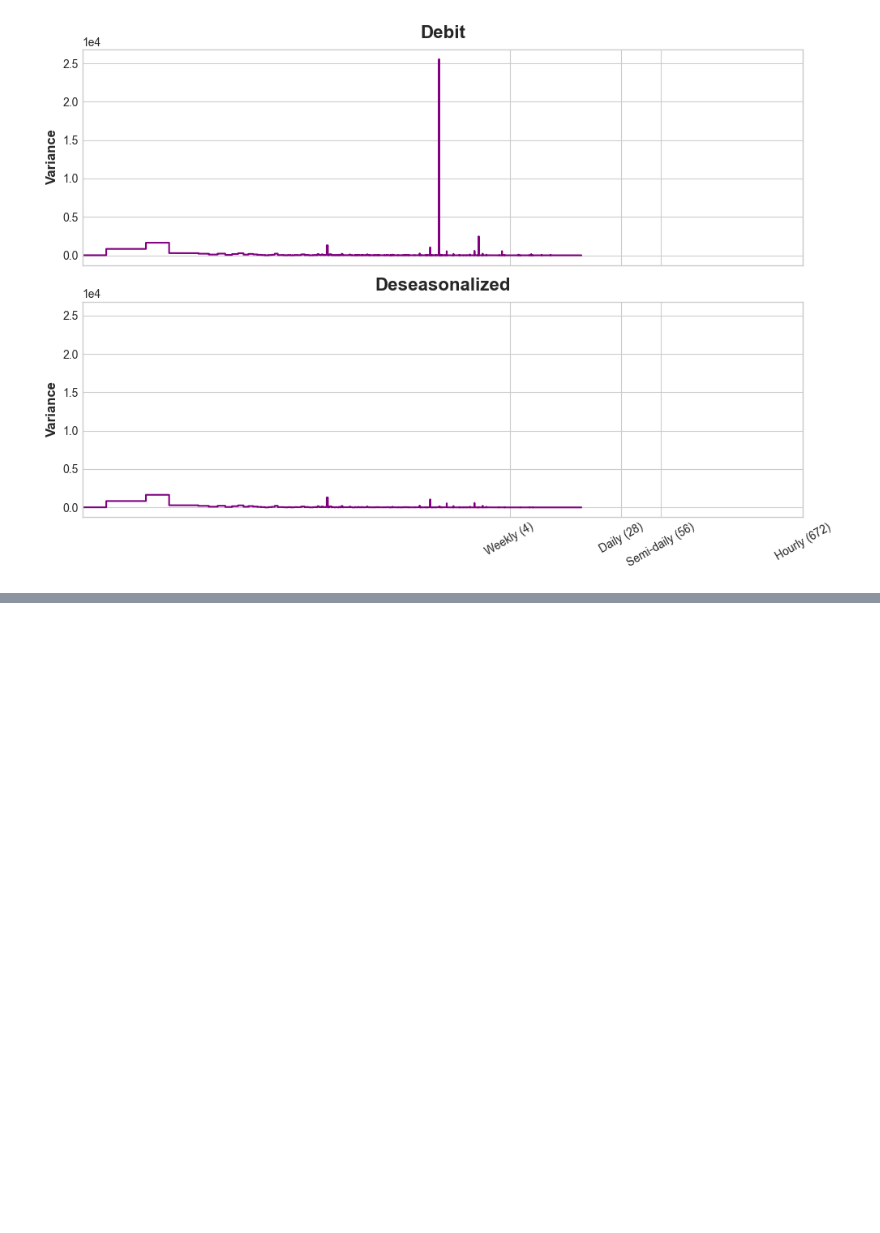
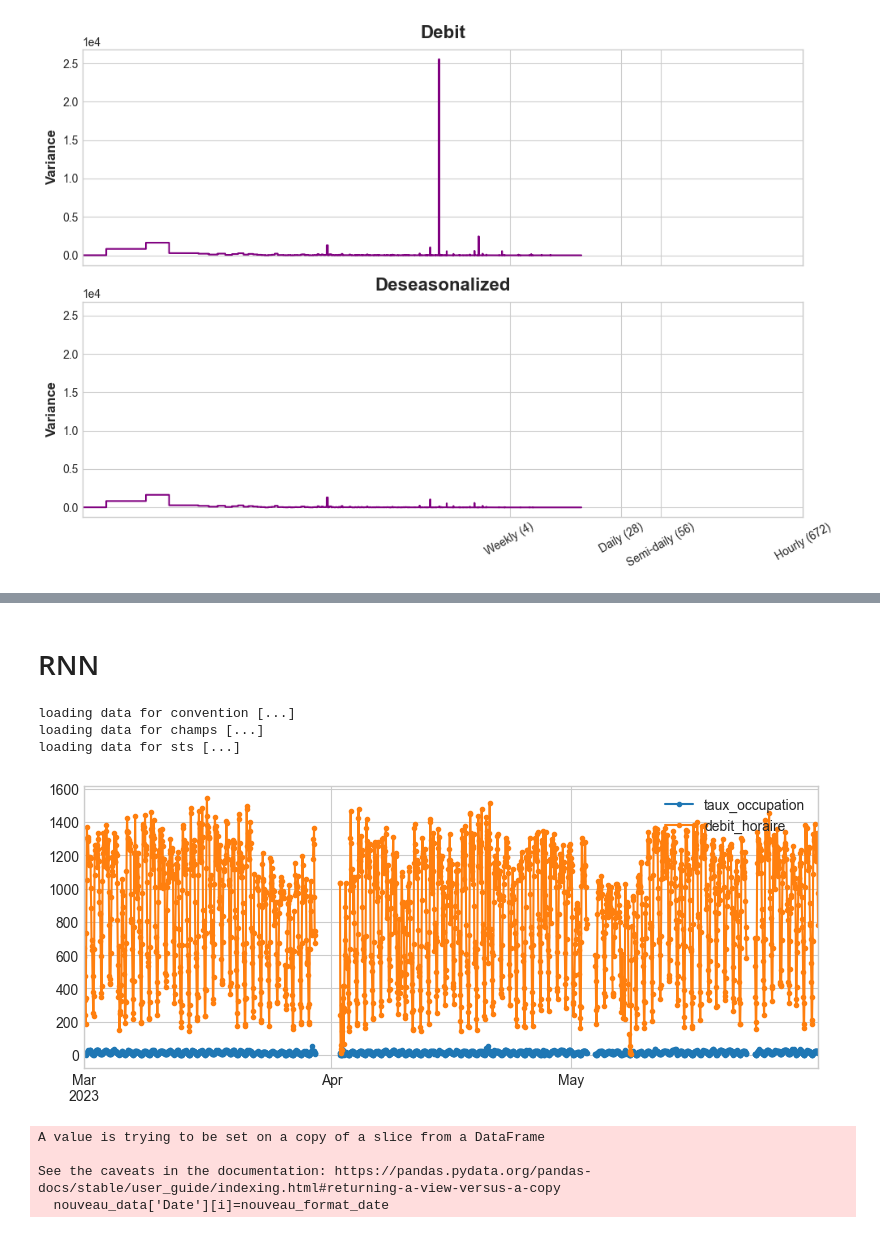
Before and after one commit to maceoduriez/Datathon_BCG_colissiMONSTRE, a Jupyter notebook: datathon_bcg/notebooks/Louis.ipynb, the cells around one changed output, grey strips where cells are left out. Saved outputs shown, nothing was run; the diff lists cells and outputs as text; code cells hidden in the pictures; blank space fills up the shorter version.

```diff
--- a/datathon_bcg/notebooks/Louis.ipynb
+++ b/datathon_bcg/notebooks/Louis.ipynb
@@ -750,0 +757,28 @@ AssertionError: Len(y) must be 120 (5 days) and two columns
+# %% [markdown]
+# RNN
+# %%
+df_convention_raw = load_traffic_data(arc='convention')
+df_champs_raw = load_traffic_data(arc='champs')
+df_sts_raw = load_traffic_data(arc='sts')
+
+df_convention_clean = traiter_donnees(df=df_convention_raw, arc='convention')
+df_champs_clean = traiter_donnees(df_champs_raw, arc='champs')
+df_sts_clean = traiter_donnees(df_sts_raw, arc='sts')
+# %% [output]
+loading data for convention [...]
+loading data for champs [...]
+loading data for sts [...]
+# %%
+df = df_champs_clean
+# %%
+df["2023-03":"2023-05"].plot(grid=True, marker=".", figsize=(8, 3.5))
+plt.show()
+# %% [output]
+[figure, added]
+# %%
+meteo=clean_meteo(pd.read_csv(r'C:\Users\louis\OneDrive\Documents\CS\BCG Datathon\Datathon_BCG_colissiMONSTRE\datathon_bcg\data\meteo.csv', delimiter=';'))
+# %% [output]
+A value is trying to be set on a copy of a slice from a DataFrame
+
+See the caveats in the documentation: https://pandas.pydata.org/pandas-docs/stable/user_guide/indexing.html#returning-a-view-versus-a-copy
+  nouveau_data['Date'][i]=nouveau_format_date
```
Also changed, not shown: parts of 36 cells of this notebook, 5 other files.
